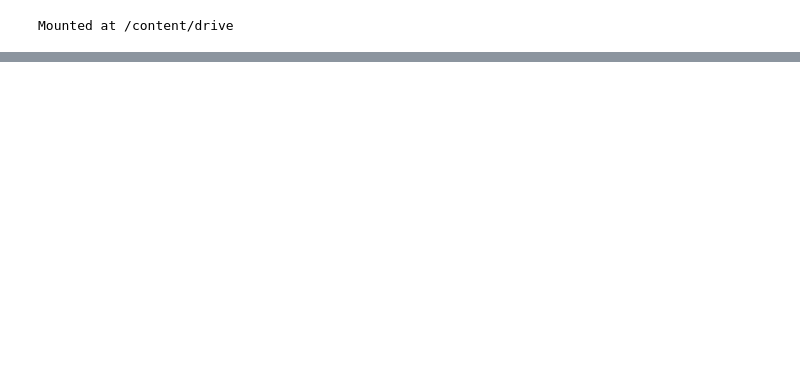
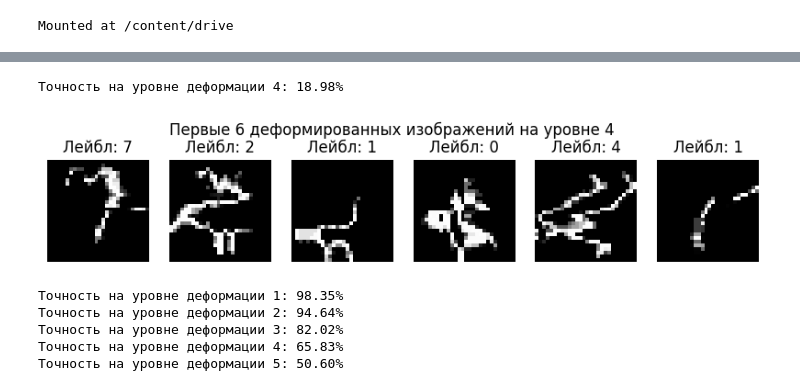
Before and after one commit to BorisLoveDev/agents-of-uniform-difficulty, a Jupyter notebook: mnist_param_level_calibrate.ipynb, the cells around one changed output, grey strips where cells are left out. Drawn from its saved outputs; the diff is of its cells as text; code cells hidden in the pictures; blank space fills up the shorter version.

Commit message:
params update

```diff
--- a/mnist_param_level_calibrate.ipynb
+++ b/mnist_param_level_calibrate.ipynb
@@ -111,11 +114,21 @@ def deform_image_optimized(image, A, B, M=28, NP=5):
 # }
 
 # By V.I.
+
+# Диапазоны по вероятностям
+# 1.000 - 0.996 - идеальные + 0
+# 0.996-0.963 - очень лёгкие + 1
+# 0.963-0.742 - лёгкие + 2
+# 0.740-0.260  - средние + 3
+# 0.2-0-0.037 - трудные + 4
+# 0.037-0.004 - очень трудные + 5
+# 0.004-0.000 - неразличимые 6
+
 deform_params = {
     "1": (0.2, 1.0),
-    "2": (0.4, 2.0),
-    "3": (0.6, 3.0),
-    "4": (0.8, 4.0),
+    "2": (0.4, 3.0),
+    "3": (1, 5.0),
+    "4": (3.5, 9.5),
     "5": (1, 5.0),
 }
 # %%
@@ -181,8 +218,11 @@ def test_and_show_deformed_images(x_test, y_test_ohe, model, level, deform_param
     plt.suptitle(f'Первые 6 деформированных изображений на уровне {level}')
     plt.show()
 # %%
-# Пример использования функции для уровня деформации '3'
-test_and_show_deformed_images(x_test_reshaped, y_test_ohe, model2, '5', deform_params)
+# Пример использования функции для уровня деформации
+test_and_show_deformed_images(x_test_reshaped, y_test_ohe, model2, '4', deform_params)
+# %% [output]
+Точность на уровне деформации 4: 18.98%
+[figure, added]
 # %%
 def generate_deformed_data(x_data, deform_params):
     # Создание словаря для хранения деформированных данных по уровням сложности
@@ -201,3 +241,9 @@ for level, data in deformed_test_data.items():
     # Оценка точности модели на деформированных данных для текущего уровня сложности
     loss, accuracy = model2.evaluate(data, y_test_ohe, verbose=0)
     print(f"Точность на уровне деформации {level}: {accuracy*100:.2f}%")
+# %% [output]
+Точность на уровне деформации 1: 98.35%
+Точность на уровне деформации 2: 94.64%
+Точность на уровне деформации 3: 82.02%
+Точность на уровне деформации 4: 65.83%
+Точность на уровне деформации 5: 50.60%
```
Also changed, not shown: parts of 4 cells of this notebook.
